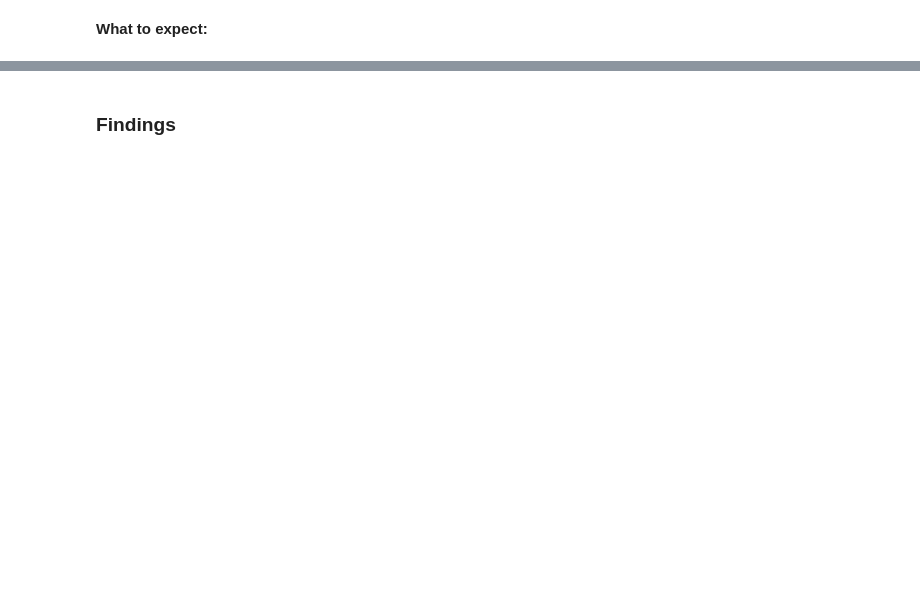
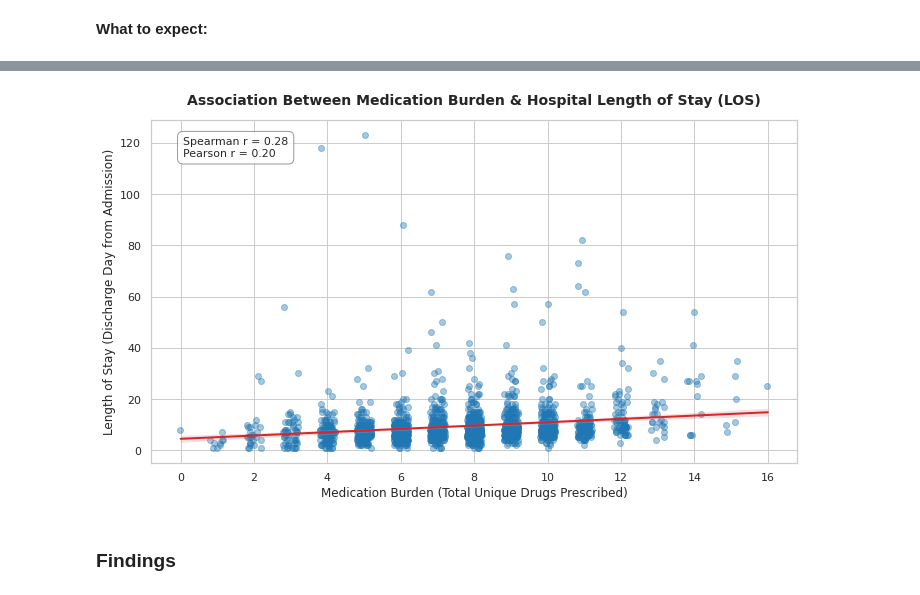
Before and after one commit to shraddhaparakh/Team11_PyInsights_Python-Hackathon-_SEP2026, a Jupyter notebook: Team11_PyInsights_03.Prescriptive Analysis.ipynb, the cells around one changed output, grey strips where cells are left out. Drawn from its saved outputs; the diff is of its cells as text; code cells hidden in the pictures; blank space fills up the shorter version.

```diff
--- a/Team11_PyInsights_03.Prescriptive Analysis.ipynb
+++ b/Team11_PyInsights_03.Prescriptive Analysis.ipynb
@@ -91,9 +94,13 @@ from pathlib import Path
 # Try the team's shared folder structure first,
 # then common locations relative to this notebook.
 
-DATA_PATH = Path(
-    r"C:\Users\arjai\Documents\Shraddha Job Search\Data Science\Python\Hackathon Sept 2026\Python_Hackathon_Sep_2026"
-)
+#DATA_PATH = Path(
+#    r"C:\Users\arjai\Documents\Shraddha Job Search\Data Science\Python\Hackathon Sept 2026\Python_Hackathon_Sep_2026"
+#)
+
+DATA_PATH = Path.cwd()                      # or Path.cwd().parent if the notebook is in a subfolder
+#CLEANED_PATH = DATA_PATH / "cleaned_data"
+#MASTER_PATH = CLEANED_PATH / "patient_master.csv"
 
 candidates = [
     DATA_PATH / "cleaned_data" / "patient_master.csv"
@@ -1982,40 +1989,57 @@ The regression coefficient (\[\beta \]) for total_drug_count is expected to retu
 # %%
-# 1. Load the finalized cross-validated dataset
-# (As per data cleaning step, using the compiled single-grain customer/patient matrix)
-patient_master = pd.read_csv("./cleaned_data/patient_master.csv")
+#df = pd.read_csv(master_file)
 
-# 2. Fit a Predictive Model (GLM Poisson Regression for Count Data)
-# 'dischargeday' is our dependent variable (LOS), 'total_drug_count' is our independent variable
-formula = "dischargeday ~ total_drug_count"
-predictive_model = smf.glm(formula=formula, data=patient_master, family=sm.families.Poisson()).fit()
+# Ensure our target metrics are present and clean
+target_cols = ['total_drug_count', 'dischargeday']
+df_clean = df[target_cols].dropna()
 
-# Print regression performance summary metrics
-print("--- MODEL PREDICTIVE STATISTICS ---")
-print(predictive_model.summary())
+# 3. Calculate statistical correlation metrics
+pearson_corr = df_clean['total_drug_count'].corr(df_clean['dischargeday'], method='pearson')
+spearman_corr = df_clean['total_drug_count'].corr(df_clean['dischargeday'], method='spearman')
 
-# Calculate expected predictions across the range of medication burdens
-x_vals = pd.DataFrame({'total_drug_count': np.arange(patient_master['total_drug_count'].min(),
-                                                     patient_master['total_drug_count'].max() + 1)})
-x_vals['predicted_los'] = predictive_model.predict(x_vals)
+print("--- Statistical Summary ---")
+print(f"Total Valid Records Analyzed: {len(df_clean)}")
+print(f"Pearson Correlation Coefficient: {pearson_corr:.4f}")
+print(f"Spearman Rank Correlation Coefficient: {spearman_corr:.4f}")
 
-# 3. Visualization Generation
+# 4. Generate the Visualization
 plt.figure(figsize=(10, 6))
+sns.set_theme(style="whitegrid")
 
-# Plot the underlying patient data point distribution density
-sns.scatterplot(data=patient_master, x='total_drug_count', y='dischargeday',
-                alpha=0.4, color='teal', label='Patient Records')
+# Create a scatter plot with a linear regression model fit
+# Standard jitter is added to drug counts since they are integers, preventing overlapping points
+sns.regplot(
+    data=df_clean,
+    x='total_drug_count',
+    y='dischargeday',
+    x_jitter=0.2,
+    scatter_kws={'alpha': 0.4, 'color': '#1f77b4'},
+    line_kws={'color': '#d62728', 'linewidth': 2}
+)
 
-# Overlay the predicted exponential/linear fit trend line from the model
-plt.plot(x_vals['total_drug_count'], x_vals['predicted_los'],
-         color='crimson', linewidth=3, label='Predictive Model Fit')
+# Labeling and titles
+plt.title('Association Between Medication Burden & Hospital Length of Stay (LOS)', fontsize=14, fontweight='bold', pad=15)
+plt.xlabel('Medication Burden (Total Unique Drugs Prescribed)', fontsize=12)
+plt.ylabel('Length of Stay (Discharge Day from Admission)', fontsize=12)
 
-plt.title('Predictive Analysis: Medication Burden vs Hospital Length of Stay (LOS)', fontsize=14, pad=15)
-plt.xlabel('Medication Burden (Total Prescribed Drug Count)', fontsize=12)
-plt.ylabel('Hospitalization Duration (Discharge Day / LOS)', fontsize=12)
-plt.grid(True, linestyle='--', alpha=0.5)
-plt.legend(fontsize=11)
+# Annotate correlation statistics on the graph
+text_str = f"Spearman r = {spearman_corr:.2f}\nPearson r = {pearson_corr:.2f}"
+plt.text(
+    0.05, 0.95, text_str,
+    transform=plt.gca().transAxes,
+    fontsize=11,
+    verticalalignment='top',
+    bbox=dict(boxstyle='round,pad=0.5', facecolor='white', alpha=0.8, edgecolor='gray')
+)
 
-# Display the trend plot
 plt.tight_layout()
 plt.show()
+
+# 5. Save and Export the Visualization
+output_plot_path ="medication_burden_vs_los.png"
+plt.savefig(output_plot_path, dpi=300)
+#print(f"\nVisual asset successfully exported to: {output_plot_path}")
+
+# Close plot to release memory resources
+plt.close()
 # %% [output]
@@ -2023,3 +2050,4 @@ FileNotFoundError: [Errno 2] No such file or directory: './cleaned_data/patient_
+[figure, added]
 # %% [markdown]
 ### Findings
 # %% [markdown]
```
Also changed, not shown: parts of 46 cells of this notebook.
